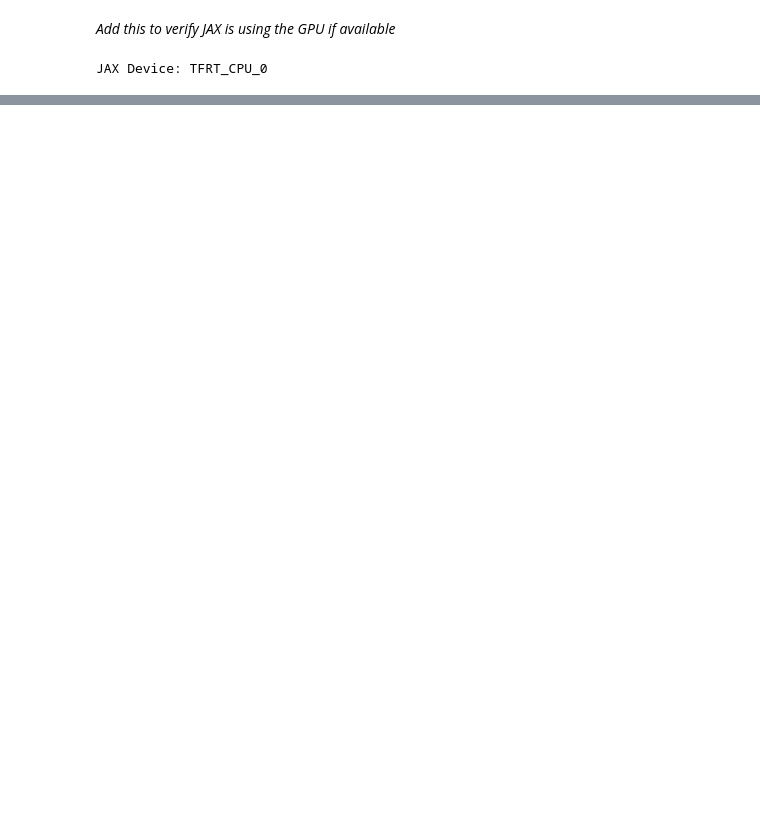
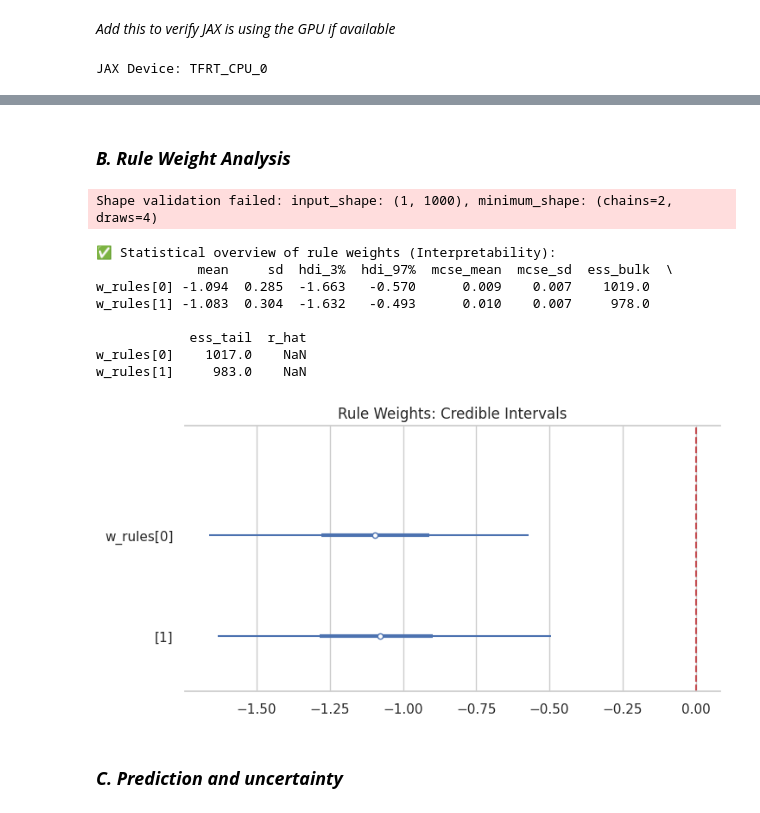
Before and after one commit to RadimKozl/JLNN, a Jupyter notebook: examples/JLNN_bayesian_svi_iris.ipynb, the cells around one changed output, grey strips where cells are left out. Cells and saved outputs as stored; diff of their text form; code cells hidden in the pictures; blank space fills up the shorter version.

```diff
--- a/examples/JLNN_bayesian_svi_iris.ipynb
+++ b/examples/JLNN_bayesian_svi_iris.ipynb
@@ -274,0 +273,8 @@ plt.show()
+# %%
+idata = az.from_dict(
+    posterior={
+        "slope_l": posterior_samples["slope_l"][None, ...],
+        "w_rules": posterior_samples["w_rules"][None, ...]
+    },
+    observed_data={"y": y_test}
+)
@@ -274,0 +293,23 @@ plt.show()
+# %% [markdown]
+### ***B. Rule Weight Analysis***
+# %%
+print("\n✅ Statistical overview of rule weights (Interpretability):")
+summary = az.summary(idata, var_names=["w_rules"], stat_focus="mean")
+print(summary)
+
+az.plot_forest(idata, var_names=["w_rules"], combined=True, figsize=(8, 4))
+plt.title("Rule Weights: Credible Intervals")
+plt.axvline(0, color='r', linestyle='--'); plt.show();
+# %% [output]
+Shape validation failed: input_shape: (1, 1000), minimum_shape: (chains=2, draws=4)
+✅ Statistical overview of rule weights (Interpretability):
+             mean     sd  hdi_3%  hdi_97%  mcse_mean  mcse_sd  ess_bulk  \
+w_rules[0] -1.094  0.285  -1.663   -0.570      0.009    0.007    1019.0
+w_rules[1] -1.083  0.304  -1.632   -0.493      0.010    0.007     978.0
+
+            ess_tail  r_hat
+w_rules[0]    1017.0    NaN
+w_rules[1]     983.0    NaN
+[figure, added]
+# %% [markdown]
+### ***C. Prediction and uncertainty***
```
Also changed, not shown: parts of 63 cells of this notebook, 1 other file.
